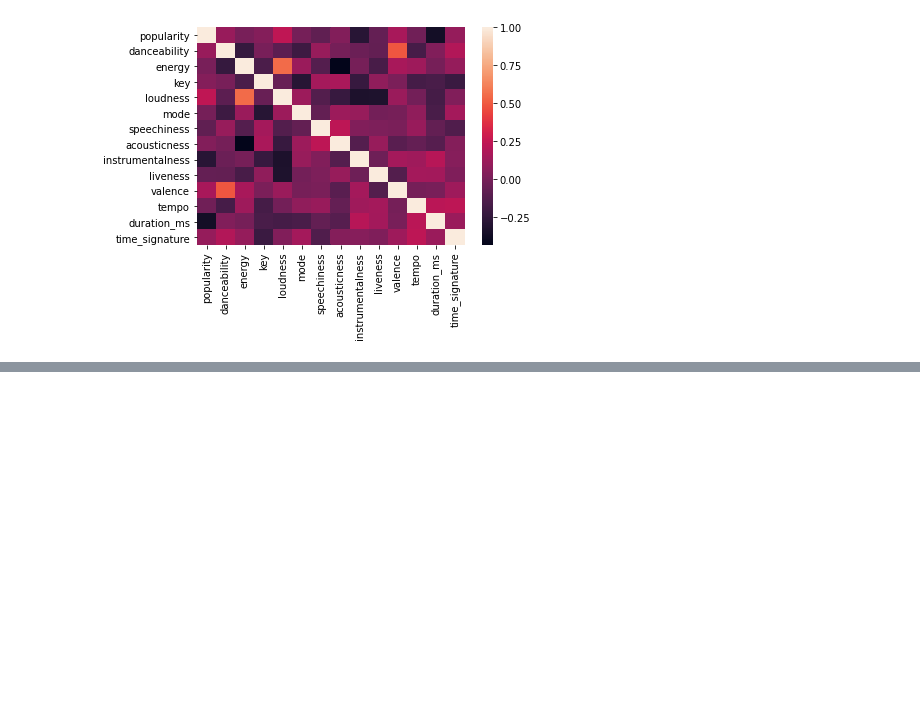
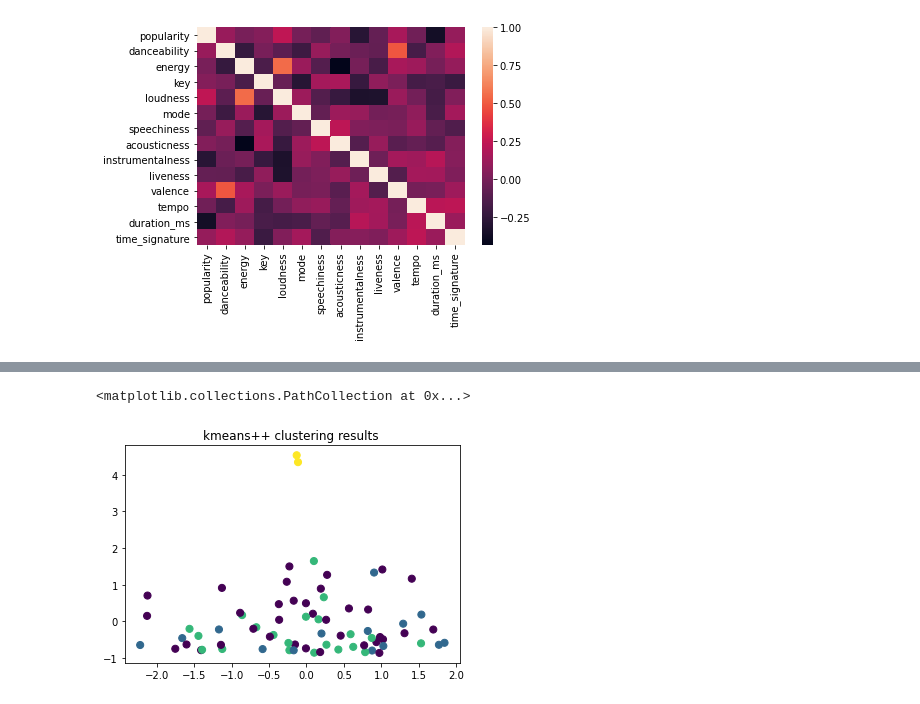
Before and after one commit to jessimk/spotifyAPIwerkwerkwerk, a Jupyter notebook: spotify_top_tracks.ipynb, the cells around one changed output, grey strips where cells are left out. Cells and saved outputs as stored; diff of their text form; code cells hidden in the pictures; blank space fills up the shorter version.

```diff
--- a/spotify_top_tracks.ipynb
+++ b/spotify_top_tracks.ipynb
@@ -191,0 +344,2 @@ sns.heatmap(features_to_plot.corr())
+# %%
+nclusters = 4
@@ -191,0 +351,10 @@ sns.heatmap(features_to_plot.corr())
+# %%
+# Fitting K-Means to the dataset
+model = KMeans(n_clusters = nclusters, init = 'k-means++')
+model.fit(X)
+y_pred = model.labels_
+plt.title(f'kmeans++ clustering results ')
+plt.scatter(X[:, 0], X[:, 1], s=50, c = y_pred)
+# %% [output]
+<matplotlib.collections.PathCollection at 0x...>
+[figure, added]
```
Also changed, not shown: parts of 29 cells of this notebook.
